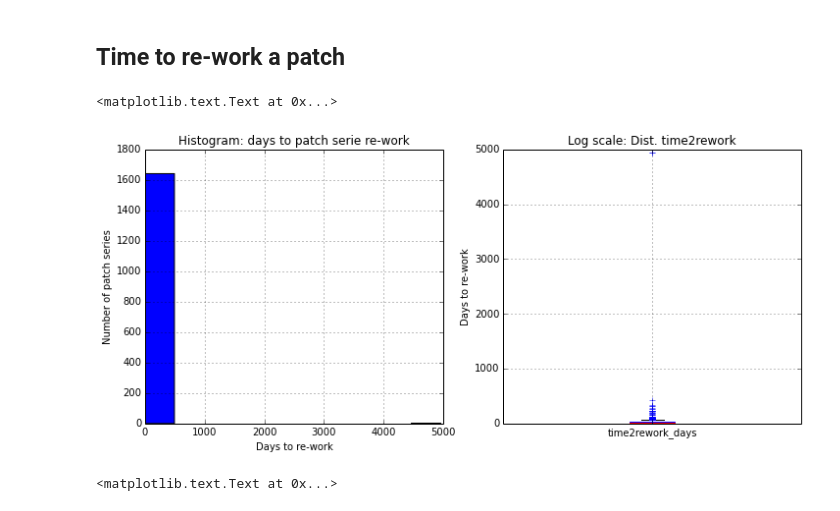
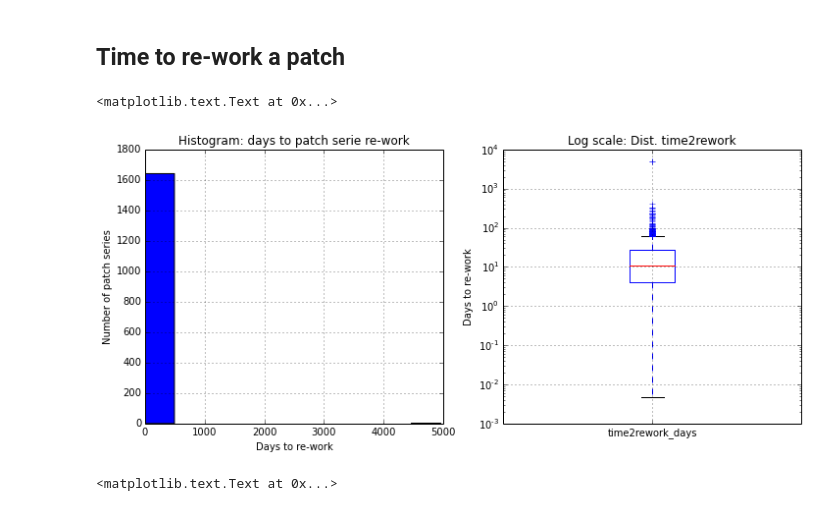
Before and after one commit to dicortazar/ipython-notebooks, a Jupyter notebook: projects/xen-analysis/Code-Review-Metrics.ipynb, the cells around one changed output. Cells and saved outputs as stored; diff of their text form; code cells hidden in the pictures.

```diff
--- a/projects/xen-analysis/Code-Review-Metrics.ipynb
+++ b/projects/xen-analysis/Code-Review-Metrics.ipynb
@@ -198,13 +198,13 @@ patchserie_submitters_chart.set_title("Evolution of unique patch submitters per
 # %%
 # Let's calculate evolution of comments in general when they were sent
 # We should ignore 1970 emails with wrong sent date
-query = """ SELECT year(date) as year,
-                   month(date) as month,
+query = """ SELECT year(date_utc) as year,
+                   month(date_utc) as month,
                    count(distinct(comments.id)) as comments
             FROM comments
-            WHERE year(date) > 2004
-            GROUP BY year(date),
-                     month(date)
+            WHERE year(date_utc) > 2004
+            GROUP BY year(date_utc),
+                     month(date_utc)
         """
 comments = execute_query(cursor, query)
 # %%
@@ -384,13 +384,13 @@ time2commitTS_chart.set_title("Evolution of the mean (blue) and median (green) t
 # %%
 query = """ SELECT psv.ps_id as patch_serie,
                    psv.version as version,
-                   psv.date as rework_time,
+                   psv.date_utc as rework_time,
                    t.last_activity as last_version_activity,
-                   timestampdiff(SECOND, psv.date, t.last_activity) as time2rework
+                   timestampdiff(SECOND, psv.date_utc, t.last_activity) as time2rework
             FROM patch_series_version psv,
                  (SELECT psv.ps_id,
                          psv.version,
-                         greatest(max(c.date), max(p.date)) as last_activity
+                         greatest(max(c.date_utc), max(p.date_utc)) as last_activity
                   FROM patch_series_version psv,
                        patches p,
                        comments c
@@ -404,26 +404,26 @@ time2rework = execute_query(cursor, query)
 # %%
 time2rework_list = list(time2rework)
 time2rework_df = DataFrame(time2rework_list, columns=["patch_serie", "version", "rework_time", "last_version_activity", "time2rework"])
 fig, axs = plt.subplots(1,2, figsize=(12,5))
 
 
 #Migrate seconds to days
 time2rework_df["time2rework_days"] = (time2rework_df["time2rework"]/3600)/24
 
 
 hist_chart = time2rework_df["time2rework_days"].plot(kind="hist", ax=axs[0])
-boxplot_chart = time2rework_df["time2rework_days"].plot(kind="box", ax=axs[1])
+boxplot_chart = time2rework_df["time2rework_days"].plot(kind="box", ax=axs[1], logy=True)
 
 #chart labels
 hist_chart.set_xlabel("Days to re-work")
 hist_chart.set_ylabel("Number of patch series")
 hist_chart.set_title("Histogram: days to patch serie re-work")
 
 boxplot_chart.set_ylabel("Days to re-work")
 boxplot_chart.set_title("Log scale: Dist. time2rework")
 # %% [output]
 <matplotlib.text.Text at 0x...>
-[figure, old version]
+[figure, new version]
 # %%
 mean_time2rework = time2rework_df.set_index("rework_time").resample('M', how={"time2rework_days":np.mean})
 median_time2rework = time2rework_df.set_index("rework_time").resample('M', how={"time2rework_days":np.median})
```
Also changed, not shown: parts of 36 cells of this notebook.
